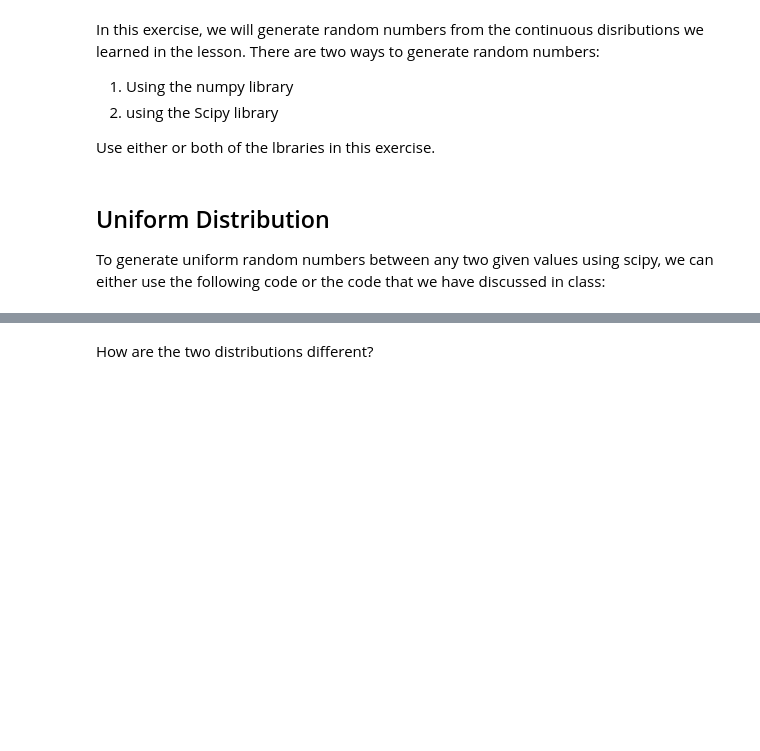
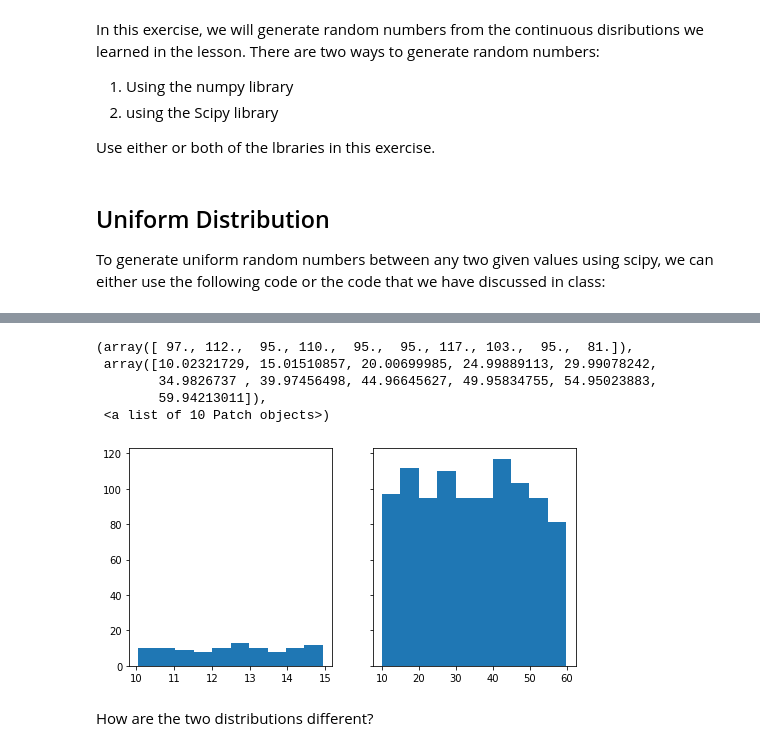
Before and after one commit to ta-data-lis/lab-probability-distributions, a Jupyter notebook: your-code/continuous.ipynb, the cells around one changed output, grey strips where cells are left out. Saved outputs shown, nothing was run; the diff lists cells and outputs as text; code cells hidden in the pictures; blank space fills up the shorter version.

```diff
--- a/your-code/continuous.ipynb
+++ b/your-code/continuous.ipynb
@@ -47,2 +48,34 @@ Your output should look like below:
+# %%
+# your code here
+import numpy as np
+import math
+import pandas as pd
+import matplotlib.pyplot as plt
+
+from scipy.stats import uniform
+from scipy.stats import norm
+from scipy.stats import expon
+import matplotlib.pyplot as plt
+
+#f, (x1, x2) = plt.subplots(1, 1)
+#x1 = plt.hist(10,15, 100)
+#x2 = plt.hist(10,60, 1000)
+
+def uniformm(bot, top, c):
+    return bot + (top-bot)*uniform.rvs(size=c)
+
+x1 = uniformm(10,15,100)
+x2 = uniformm(10,60,1000)
+
+fig, axs = plt.subplots(1,2, sharey=True, figsize=(8,4))
+axs[0].hist(x1, bins=10)
+axs[1].hist(x2, bins=10)
+# %% [output]
+(array([ 97., 112.,  95., 110.,  95.,  95., 117., 103.,  95.,  81.]),
+ array([10.02321729, 15.01510857, 20.00699985, 24.99889113, 29.99078242,
+        34.9826737 , 39.97456498, 44.96645627, 49.95834755, 54.95023883,
+        59.94213011]),
+ <a list of 10 Patch objects>)
+[figure, added]
 # %% [markdown]
 How are the two distributions different?
```
Also changed, not shown: parts of 18 cells of this notebook.
